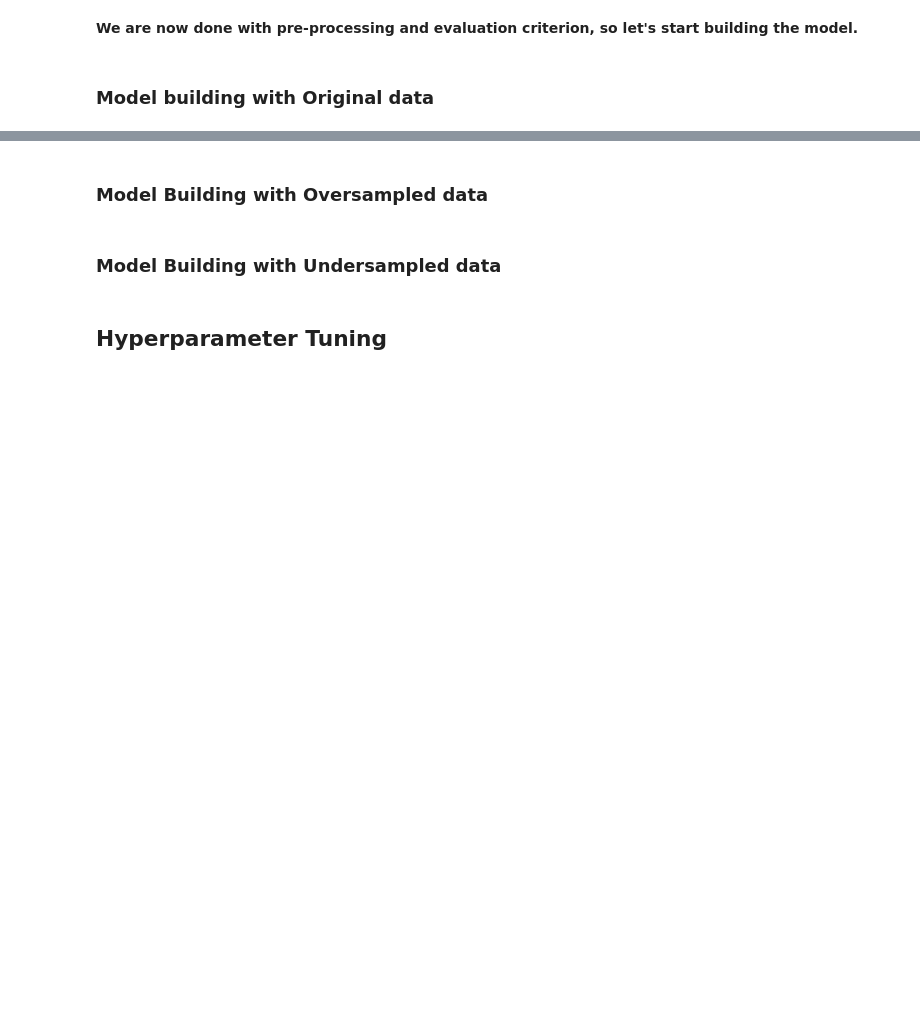
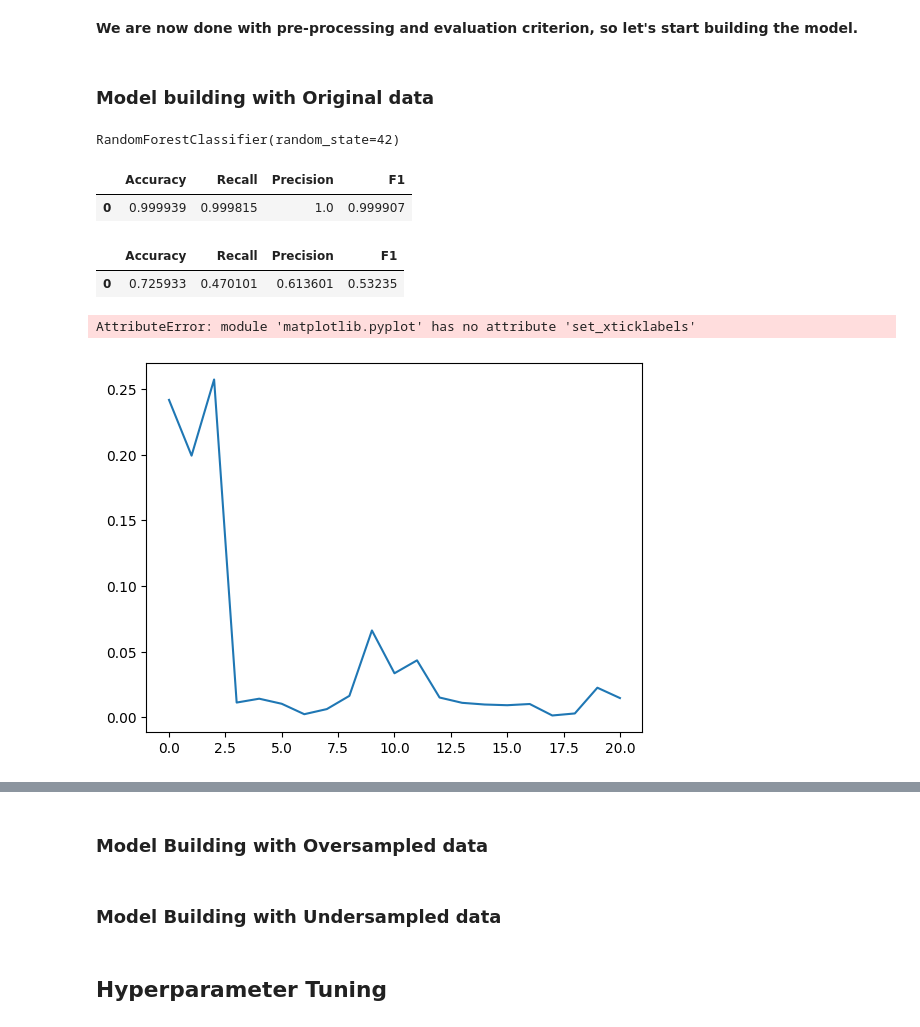
Before and after one commit to AkshayGovindaraj/GoogleColab, a Jupyter notebook: EasyVisa_Full_Code_Notebookv1.ipynb, the cells around one changed output, grey strips where cells are left out. Cells and saved outputs as stored; diff of their text form; code cells hidden in the pictures; blank space fills up the shorter version.

```diff
--- a/EasyVisa_Full_Code_Notebookv1.ipynb
+++ b/EasyVisa_Full_Code_Notebookv1.ipynb
@@ -843,3 +843,23 @@ I believe both cases are equaly undesirable. Also, the number of cases with 'Den
 **We are now done with pre-processing and evaluation criterion, so let's start building the model.**
 # %% [markdown]
 ### Model building with Original data
+# %%
+rf = RandomForestClassifier(random_state=42)
+rf.fit(X_train, y_train)
+# %% [output]
+RandomForestClassifier(random_state=42)
+# %%
+model_performance_classification_sklearn(rf,X_train, y_train)
+# %% [output]
+|  | Accuracy | Recall | Precision | F1 |
+| 0 | 0.999939 | 0.999815 | 1.0 | 0.999907 |
+# %%
+model_performance_classification_sklearn(rf,X_test, y_test)
+# %% [output]
+|  | Accuracy | Recall | Precision | F1 |
+| 0 | 0.725933 | 0.470101 | 0.613601 | 0.53235 |
+# %%
+plt.plot(rf.feature_importances_)
+# %% [output]
+AttributeError: module 'matplotlib.pyplot' has no attribute 'set_xticklabels'
+[figure, added]
```
Also changed, not shown: parts of 2 cells of this notebook.
